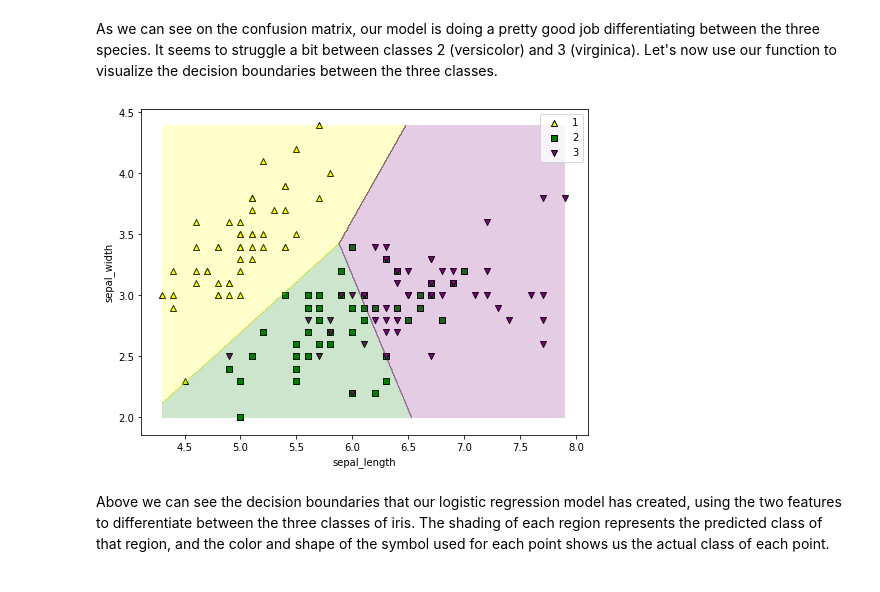
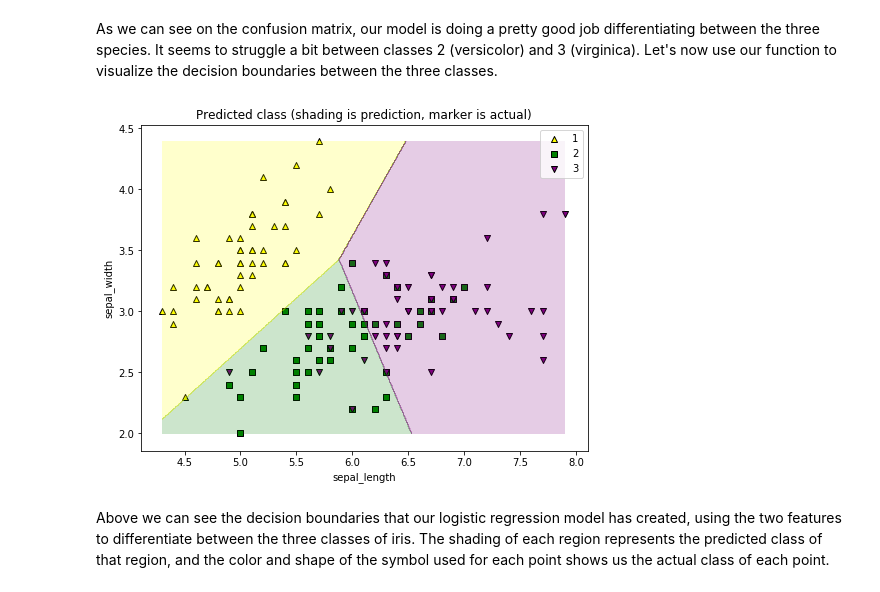
Before and after one commit to summercomputinginstitute/demo_notebooks, a Jupyter notebook: day_9/logistic_regression.ipynb, the cells around one changed output. Cells and saved outputs as stored; diff of their text form; code cells hidden in the pictures.

```diff
--- a/day_9/logistic_regression.ipynb
+++ b/day_9/logistic_regression.ipynb
@@ -206,32 +206,33 @@ As we can see on the confusion matrix, our model is doing a pretty good job diff
 # %%
 # Visualize the decision boundaries
 def plot_decision_boundaries(X,y,model):
     markers = ['^','s','v','o','x']
     colors = ['yellow','green','purple','blue','orange']
     cmap = ListedColormap(colors[:len(np.unique(y))])
 
     for i,k in enumerate(np.unique(y)):
         plt.scatter(X.loc[y==k].iloc[:,0],X.loc[y==k].iloc[:,1],
                     c=colors[i],marker=markers[i],label=k,edgecolor='black')
 
     xgrid = np.arange(X.iloc[:,0].min(),X.iloc[:,0].max(),
                       (X.iloc[:,0].max()-X.iloc[:,0].min())/500)
     ygrid = np.arange(X.iloc[:,1].min(),X.iloc[:,1].max(),
                       (X.iloc[:,1].max()-X.iloc[:,1].min())/500)
     xx,yy = np.meshgrid(xgrid,ygrid)
     mesh_preds = model.predict(np.c_[xx.ravel(),yy.ravel()])
     mesh_preds = mesh_preds.reshape(xx.shape)
     plt.contourf(xx,yy,mesh_preds,alpha=0.2,cmap=cmap)
     plt.legend()
     return
+
+# Plot the decision boundary using our function
+plt.figure(figsize=(8,6))
+plot_decision_boundaries(X,y,model)
+plt.xlabel('sepal_length')
+plt.ylabel('sepal_width')
+plt.title('Predicted class (shading is prediction, marker is actual)')
+plt.show()
+# %% [output]
+[figure, added]
-# %%
-# Plot the decision boundary using our function
-plt.figure(figsize=(8,6))
-plot_decision_boundaries(X,y,model)
-plt.xlabel('sepal_length')
-plt.ylabel('sepal_width')
-plt.show()
-# %% [output]
-[figure, removed]
 # %% [markdown]
 Above we can see the decision boundaries that our logistic regression model has created, using the two features to differentiate between the three classes of iris. The shading of each region represents the predicted class of that region, and the color and shape of the symbol used for each point shows us the actual class of each point.
```
Also changed, not shown: parts of 10 cells of this notebook, 9 other files.
